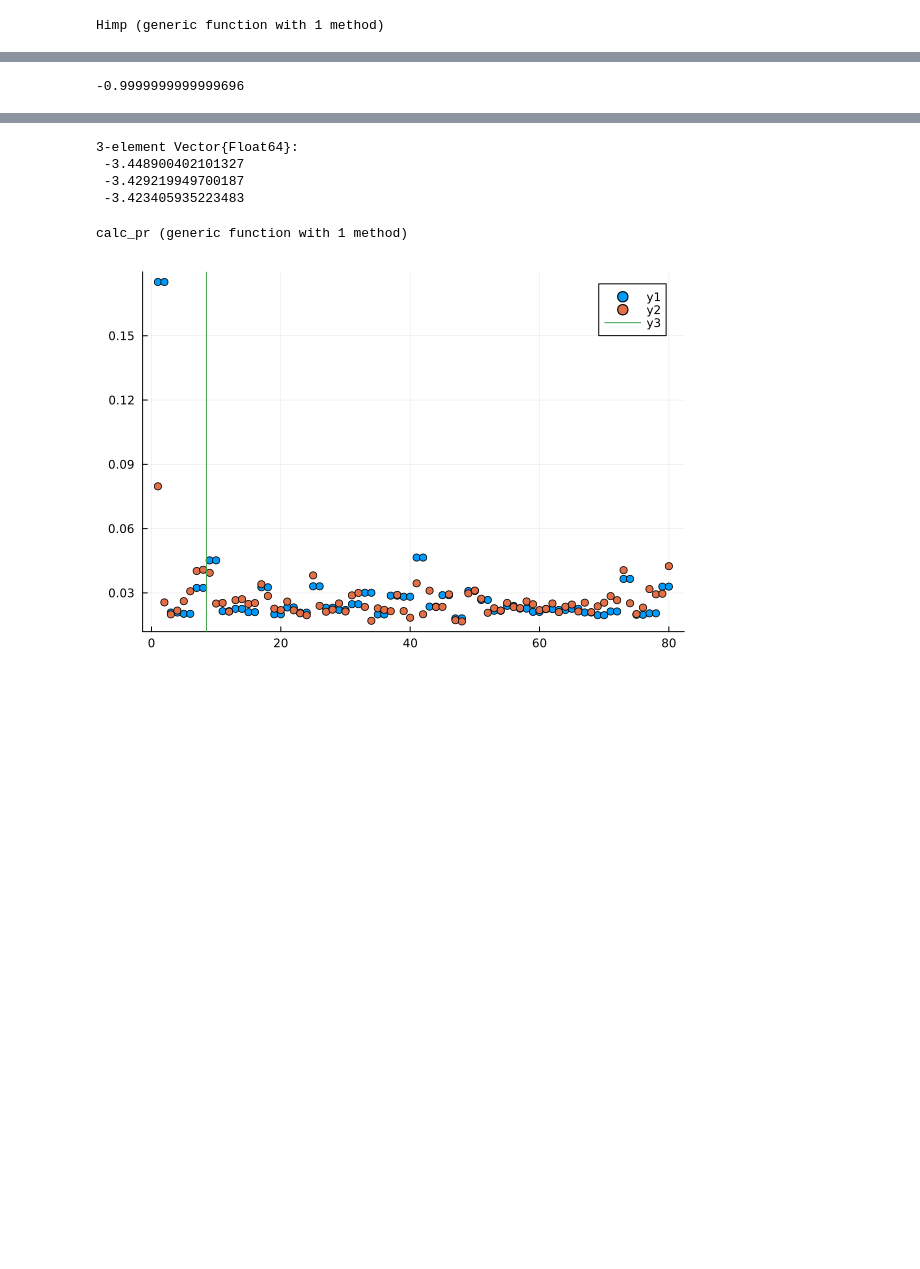
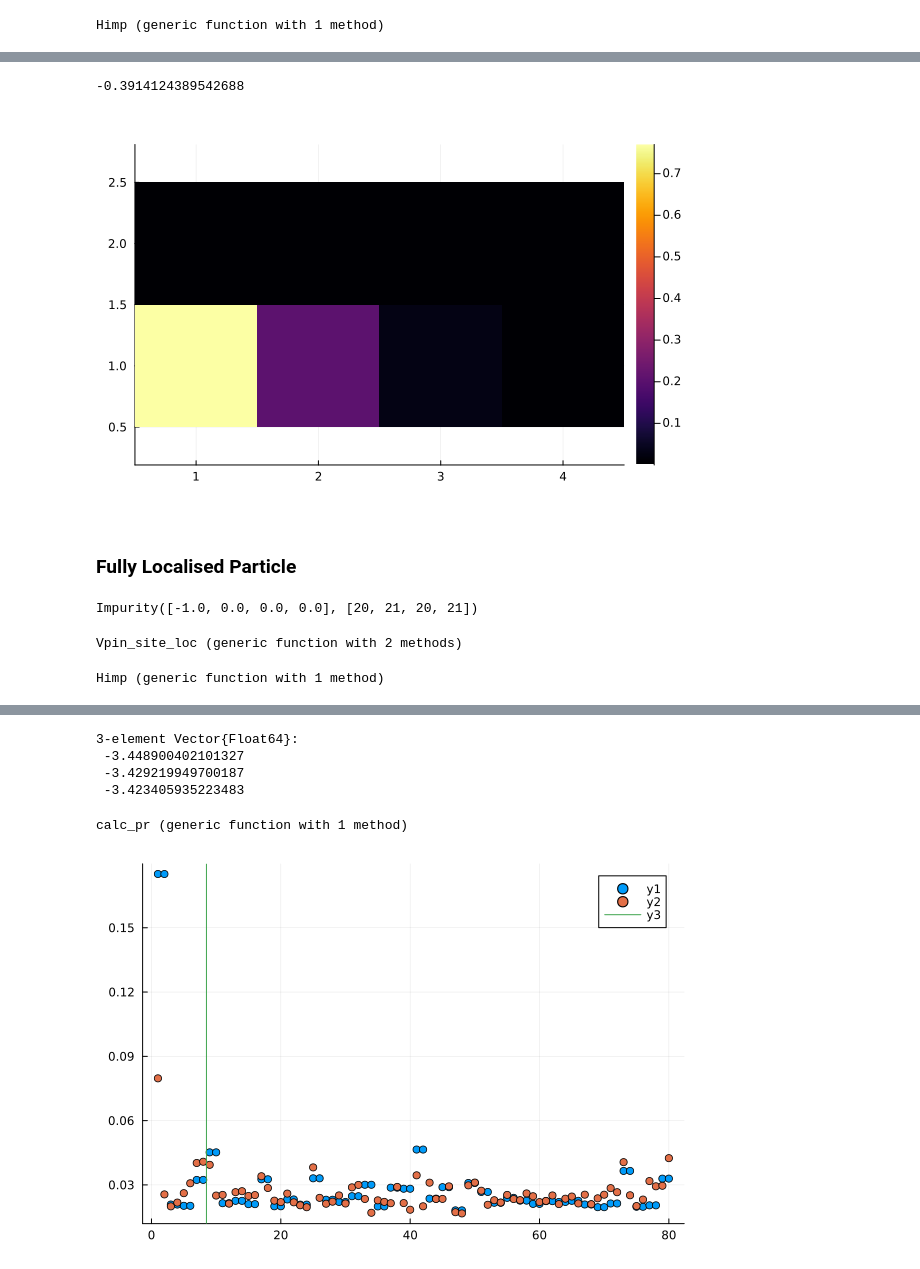
Before and after one commit to Umut-Can-Physics/Kagome-Lattice, a Jupyter notebook: Julia/Hofstadter_braiding.ipynb, the cells around one changed output, grey strips where cells are left out. Drawn from its saved outputs; the diff is of its cells as text; code cells hidden in the pictures; blank space fills up the shorter version.

```diff
--- a/Julia/Hofstadter_braiding.ipynb
+++ b/Julia/Hofstadter_braiding.ipynb
@@ -288,3 +219,7 @@ P1, P1_dag, P1M, P1_dagM, P2M, P2_dagM, basis_tilde, basis_mb_tilde = projection
+# %%
+H1_proj = Himp_proj2(imps, H_Kin, P1M, P1_dagM, P2M, P2_dagM, basis_tilde, basis_mb_tilde, Int_Operator, basis_tilde2);
+# %%
+E_0M, U_0M  = eigenstates(dense(H1_proj));
 # %%
 V2 = SparseOperator(basis⊗basis)
 for m in 1:N
@@ -319,7 +227,0 @@ Himp(H_Kin);
-# %%
-step = 1
-A = 1
-θ_site, ψ_site = get_ab_phase_site(x0,y0,x1,y1,x2,y2,x3,y3,widd,V00,A,step,UUS_0)
-θ_site
-# %% [output]
--0.9999999999999696
@@ -325,0 +230,12 @@ A = 1
+# %%
+θ_proj, ψ_proj_list = get_ab_phase_projection(co, step, V0, wid, H_Kin, U_0M, Degeneracy, P1M, P1_dagM, P2M, P2_dagM, basis_tilde, basis_mb_tilde, Int_Operator, basis_tilde2);
+# %%
+θ_proj
+# %% [output]
+-0.3914124389542688
+# %%
+heatmap(reshape(real( diag( dm(ψ_proj_list[10][1]).data ) ),4,2)', aspect_ratio=1)
+# %% [output]
+[figure, added]
+# %% [markdown]
+### Fully Localised Particle
@@ -325,0 +244,23 @@ A = 1
+# %%
+Imp_Site = [rec_path_1[1], rec_path_1[2], rec_path_2[1], rec_path_2[2]]
+V0 = [V1, 0, 0, 0]
+Impurity_Data = Impurity(V0, Imp_Site)
+# %% [output]
+Impurity([-1.0, 0.0, 0.0, 0.0], [20, 21, 20, 21])
+# %%
+function Vpin_site_loc(Impurity_Data, LL)
+    dimH = LL[1]*LL[2]
+    VV   = zeros(dimH,dimH)
+    VV[Impurity_Data.Imp_Site, Impurity_Data.Imp_Site] = -V1
+    return VV
+end
+# %% [output]
+Vpin_site_loc (generic function with 2 methods)
+# %%
+function Himp(imps, H_Kin)
+    VimpM = Vpin_site_loc(LL, site_idx)
+    Vimp_op = get_sp_op(basis, VimpM)
+    return H_Kin + Vimp_op
+end
+# %% [output]
+Himp (generic function with 1 method)
```
Also changed, not shown: parts of 54 cells of this notebook, 3 other files.
